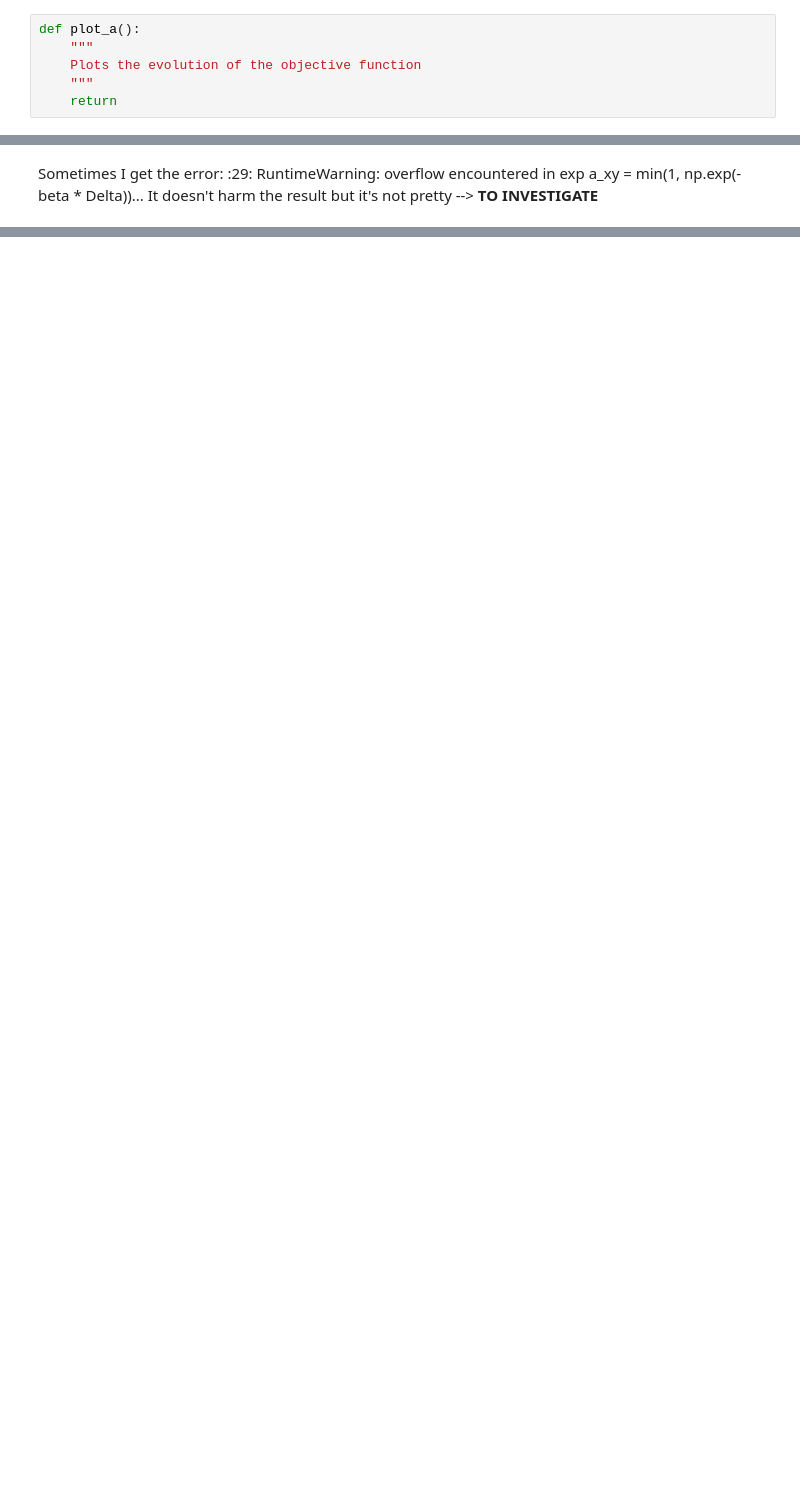
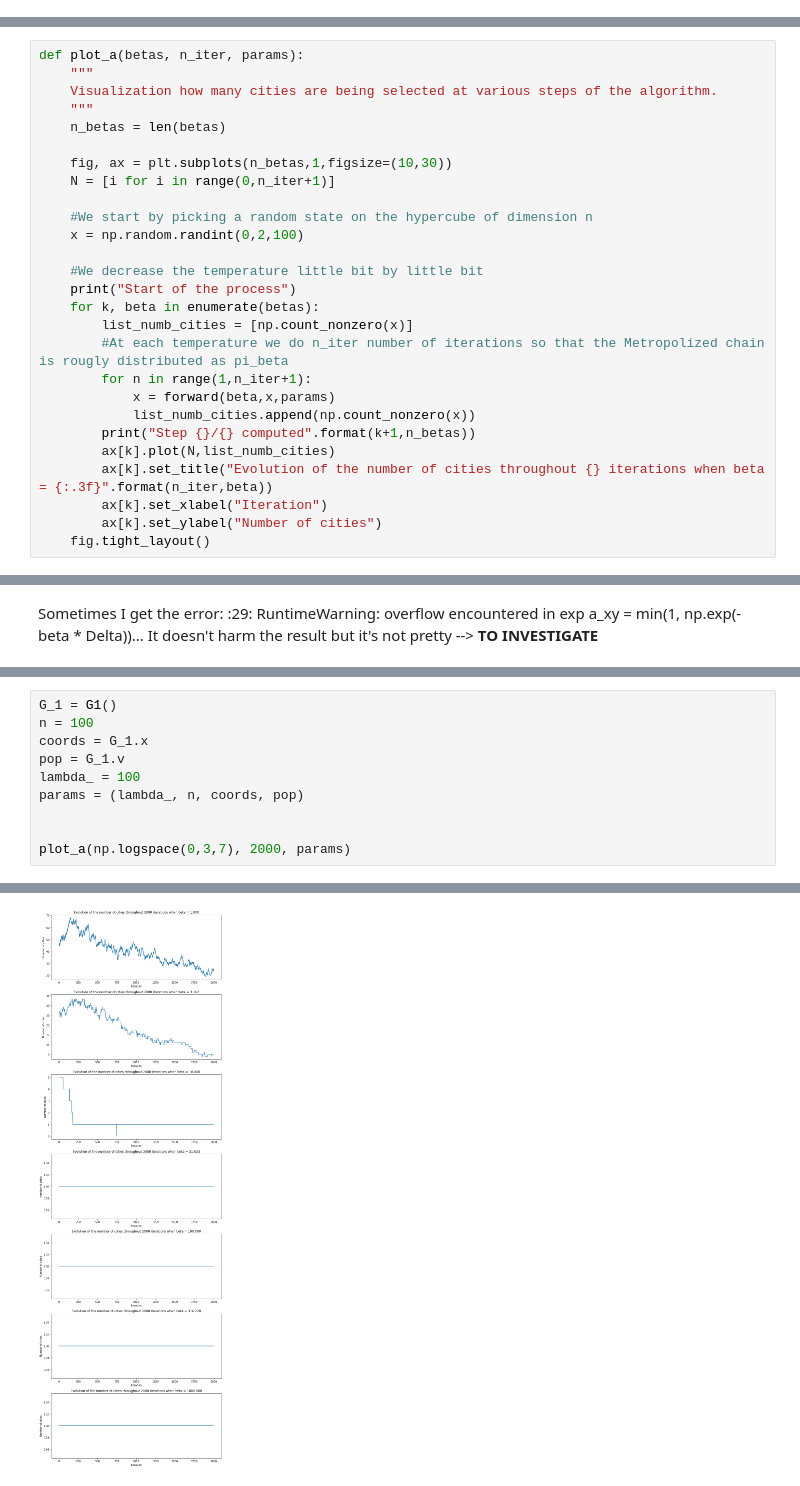
Before and after one commit to riccardocadei/Metropolis-Hastings-for-optimization, a Jupyter notebook: main.ipynb, the cells around one changed output, grey strips where cells are left out. Saved outputs shown, nothing was run; the diff lists cells and outputs as text; blank space fills up the shorter version.

Commit message:
Addded implementation of all for plot style asked

```diff
--- a/main.ipynb
+++ b/main.ipynb
@@ -369,6 +376,0 @@ For question 2.a.
-# %%
-def plot_a():
-    """
-    Plots the evolution of the objective function
-    """
-    return
@@ -379,0 +383,27 @@ def plot_b():
+# %%
+def plot_a(betas, n_iter, params):
+    """
+    Visualization how many cities are being selected at various steps of the algorithm.
+    """
+    n_betas = len(betas)
+
+    fig, ax = plt.subplots(n_betas,1,figsize=(10,30))
+    N = [i for i in range(0,n_iter+1)]
+
+    #We start by picking a random state on the hypercube of dimension n
+    x = np.random.randint(0,2,100)
+
+    #We decrease the temperature little bit by little bit
+    print("Start of the process")
+    for k, beta in enumerate(betas):
+        list_numb_cities = [np.count_nonzero(x)]
+        #At each temperature we do n_iter number of iterations so that the Metropolized chain is rougly distributed as pi_beta
+        for n in range(1,n_iter+1):
+            x = forward(beta,x,params)
+            list_numb_cities.append(np.count_nonzero(x))
+        print("Step {}/{} computed".format(k+1,n_betas))
+        ax[k].plot(N,list_numb_cities)
+        ax[k].set_title("Evolution of the number of cities throughout {} iterations when beta = {:.3f}".format(n_iter,beta))
+        ax[k].set_xlabel("Iteration")
+        ax[k].set_ylabel("Number of cities")
+    fig.tight_layout()
@@ -429,0 +599,11 @@ Time spent on beta = 1000.000 : 2.537 sec
+# %%
+G_1 = G1()
+n = 100
+coords = G_1.x
+pop = G_1.v
+lambda_ = 100
+params = (lambda_, n, coords, pop)
+
+
+plot_a(np.logspace(0,3,7), 2000, params)
+# %% [output]
@@ -429,0 +618 @@ Time spent on beta = 1000.000 : 2.537 sec
+[figure, added]
```
Also changed, not shown: parts of 39 cells of this notebook.
